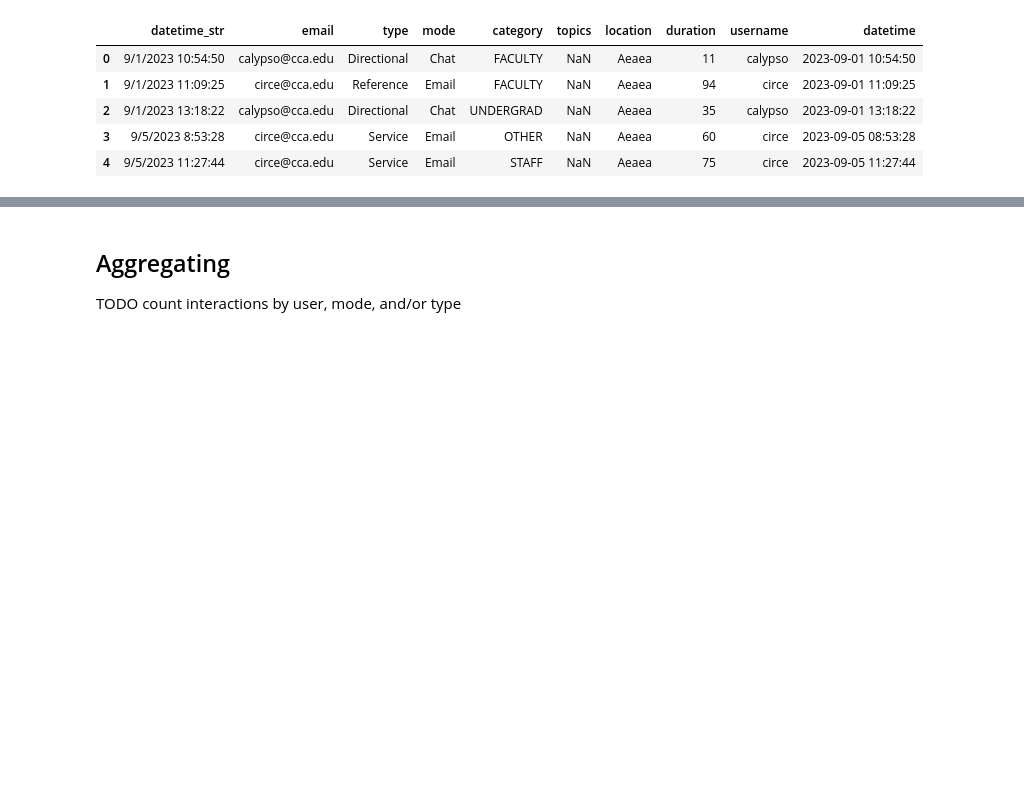
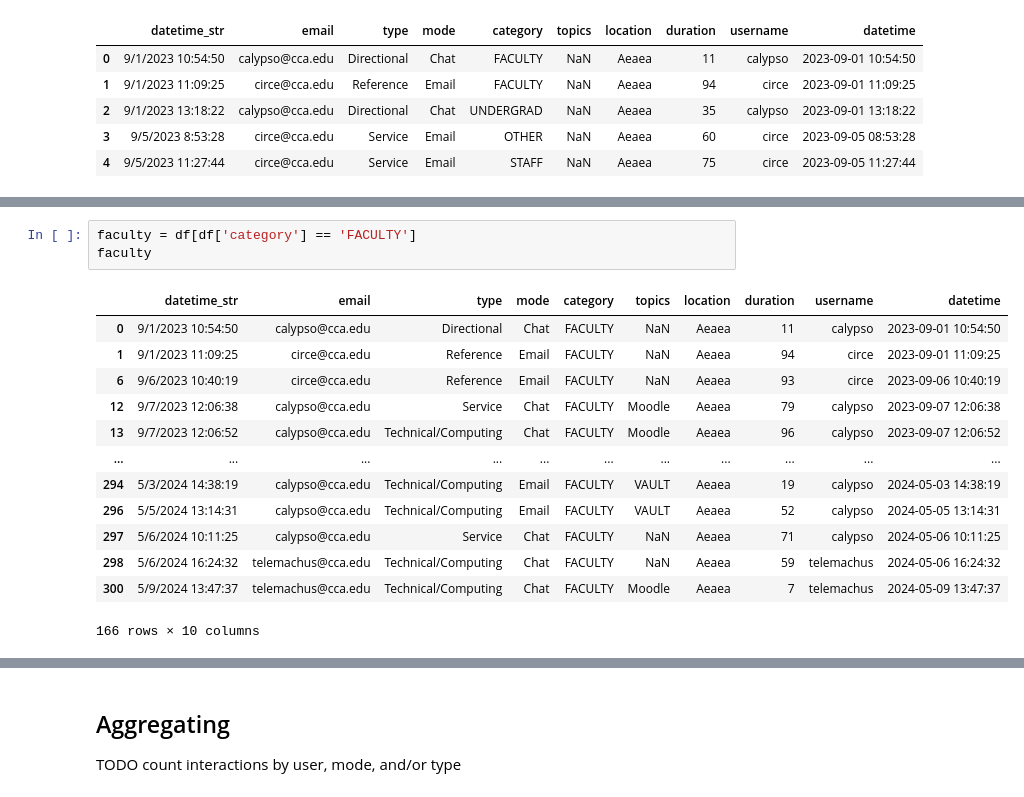
Before and after one commit to phette23/c4l24-python4lib, a Jupyter notebook: docs/pandas.ipynb, the cells around one changed output, grey strips where cells are left out. Cells and saved outputs as stored; diff of their text form; blank space fills up the shorter version.

```diff
--- a/docs/pandas.ipynb
+++ b/docs/pandas.ipynb
@@ -177,0 +178,17 @@ TODO only interactions in a certain mode or a certain tyoe
+# %%
+faculty = df[df['category'] == 'FACULTY']
+faculty
+# %% [output]
+|  | datetime_str | email | type | mode | category | topics | location | duration | username | datetime |
+| 0 | 9/1/2023 10:54:50 | calypso@cca.edu | Directional | Chat | FACULTY | NaN | Aeaea | 11 | calypso | 2023-09-01 10:54:50 |
+| 1 | 9/1/2023 11:09:25 | circe@cca.edu | Reference | Email | FACULTY | NaN | Aeaea | 94 | circe | 2023-09-01 11:09:25 |
+| 6 | 9/6/2023 10:40:19 | circe@cca.edu | Reference | Email | FACULTY | NaN | Aeaea | 93 | circe | 2023-09-06 10:40:19 |
+| 12 | 9/7/2023 12:06:38 | calypso@cca.edu | Service | Chat | FACULTY | Moodle | Aeaea | 79 | calypso | 2023-09-07 12:06:38 |
+| 13 | 9/7/2023 12:06:52 | calypso@cca.edu | Technical/Computing | Chat | FACULTY | Moodle | Aeaea | 96 | calypso | 2023-09-07 12:06:52 |
+| ... | ... | ... | ... | ... | ... | ... | ... | ... | ... | ... |
+| 294 | 5/3/2024 14:38:19 | calypso@cca.edu | Technical/Computing | Email | FACULTY | VAULT | Aeaea | 19 | calypso | 2024-05-03 14:38:19 |
+| 296 | 5/5/2024 13:14:31 | calypso@cca.edu | Technical/Computing | Email | FACULTY | VAULT | Aeaea | 52 | calypso | 2024-05-05 13:14:31 |
+| 297 | 5/6/2024 10:11:25 | calypso@cca.edu | Service | Chat | FACULTY | NaN | Aeaea | 71 | calypso | 2024-05-06 10:11:25 |
+| 298 | 5/6/2024 16:24:32 | telemachus@cca.edu | Technical/Computing | Chat | FACULTY | NaN | Aeaea | 59 | telemachus | 2024-05-06 16:24:32 |
+| 300 | 5/9/2024 13:47:37 | telemachus@cca.edu | Technical/Computing | Chat | FACULTY | Moodle | Aeaea | 7 | telemachus | 2024-05-09 13:47:37 |
+166 rows × 10 columns
```
Also changed, not shown: parts of 10 cells of this notebook.
